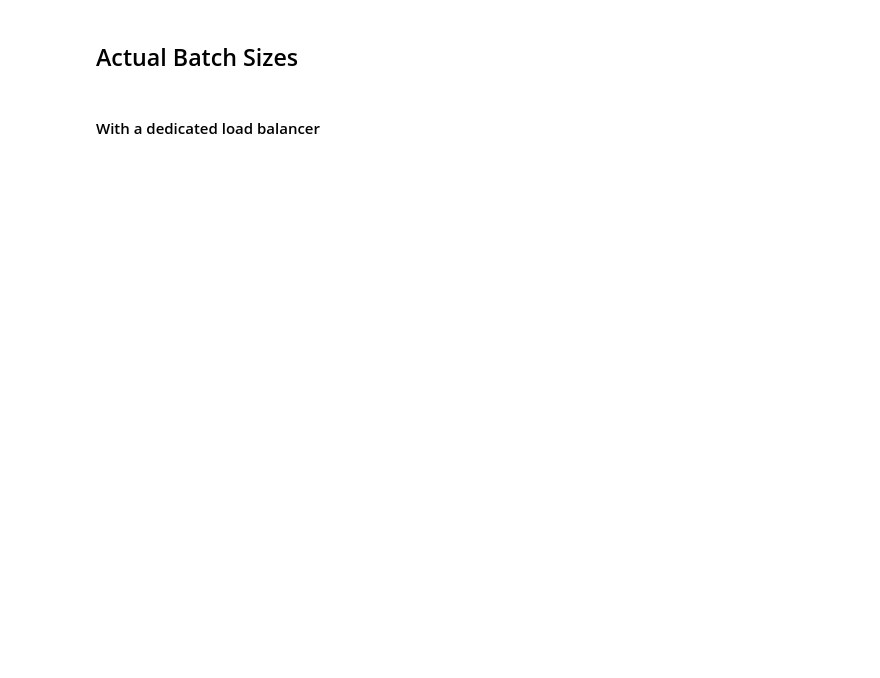
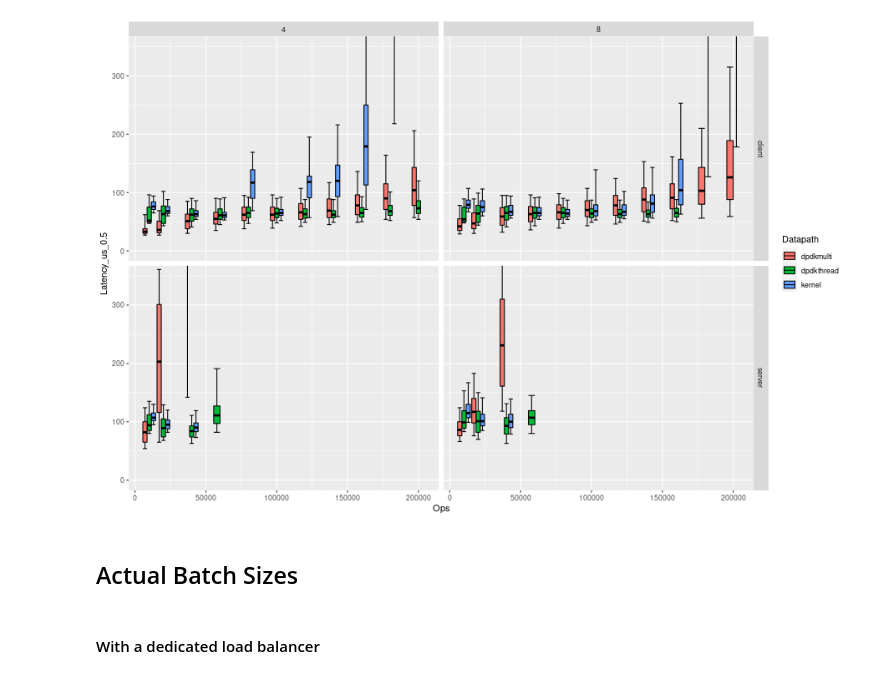
Before and after one commit to akshayknarayan/burrito, a Jupyter notebook: scripts/kv.ipynb, the cells around one changed output. Cells and saved outputs as stored; diff of their text form; code cells hidden in the pictures; blank space fills up the shorter version.

```diff
--- a/scripts/kv.ipynb
+++ b/scripts/kv.ipynb
@@ -29,7 +34,7 @@ ray.init()
 # %%
-rootdir = "~/burrito"
-outdirs = ["kv-cloudlab-a386584"]
-datapaths = ['kernel', 'dpdkthread', 'dpdkmulti', 'shenango_channel']
+rootdir = "~/research/burrito"
+outdirs = ["kv-90287b5"]
+datapaths = ['kernel', 'dpdkthread', 'dpdkmulti']
 #num_shards = [2, 4, 6, 8]
 num_shards = [4,]
 #ops = [1000, 5000, 10000, 20000, 40000, 60000, 80000, 100000, 160000, 200000, 240000, 320000]
@@ -37,7 +42,7 @@ ops = [10000, 20000, 40000, 60000, 80000, 100000, 120000, 140000, 160000, 180000
 #clients = ['10.1.1.3', '10.1.1.4', '10.1.1.5']
 clients = ['10.10.1.1']
 #shard_types = ['client', 'server', 'basicclient']
-shard_types = ['client']
+shard_types = ['client', 'server']
 client_concurrency = [4, 8]
 poisson = [True]
 # %%
@@ -93,17 +113,19 @@ df
 # %%
 %%R -i df -w 900 -h 600
 
 library(ggplot2)
 
 #geom_boxplot(aes(group=interaction(ShardType,Ops)), position="dodge") +
 #ggplot(pdf, aes(x=Ops, y=Latency_us,
 #  fill=ShardType, group=interaction(ShardType,Ops))) +
 #    stat_summary(fun.data = f, geom="boxplot", position="dodge") +
 #    facet_grid(NumShards~Concurrency) +
 #    coord_cartesian(ylim=c(0, 10000))
 
-ggplot(df, aes(x=Ops, fill=Datapath, group=interaction(Datapath,Ops))) +
+ggplot(df, aes(x=Ops, fill=Datapath, group=interaction(Datapath,ShardType,Ops))) +
   geom_errorbar(aes(ymin=Latency_us_0.05, ymax = Latency_us_0.95), position="dodge") +
   geom_crossbar(aes(ymin=Latency_us_0.25, y=Latency_us_0.5, ymax = Latency_us_0.75), position="dodge") +
-  coord_cartesian(ylim=c(0, 350)) + facet_wrap(~Concurrency)
+  coord_cartesian(ylim=c(0, 350)) + facet_grid(ShardType~Concurrency)
+# %% [output]
+[figure, added]
 # %%
```
Also changed, not shown: parts of 3 cells of this notebook.
